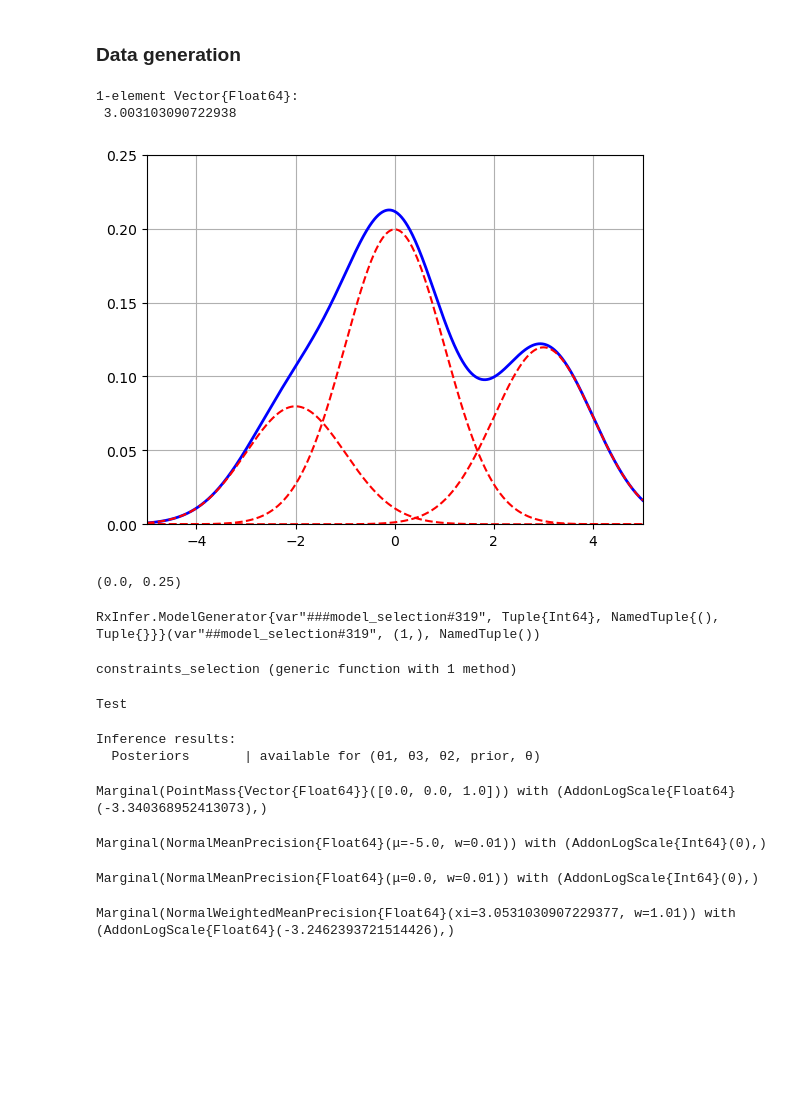
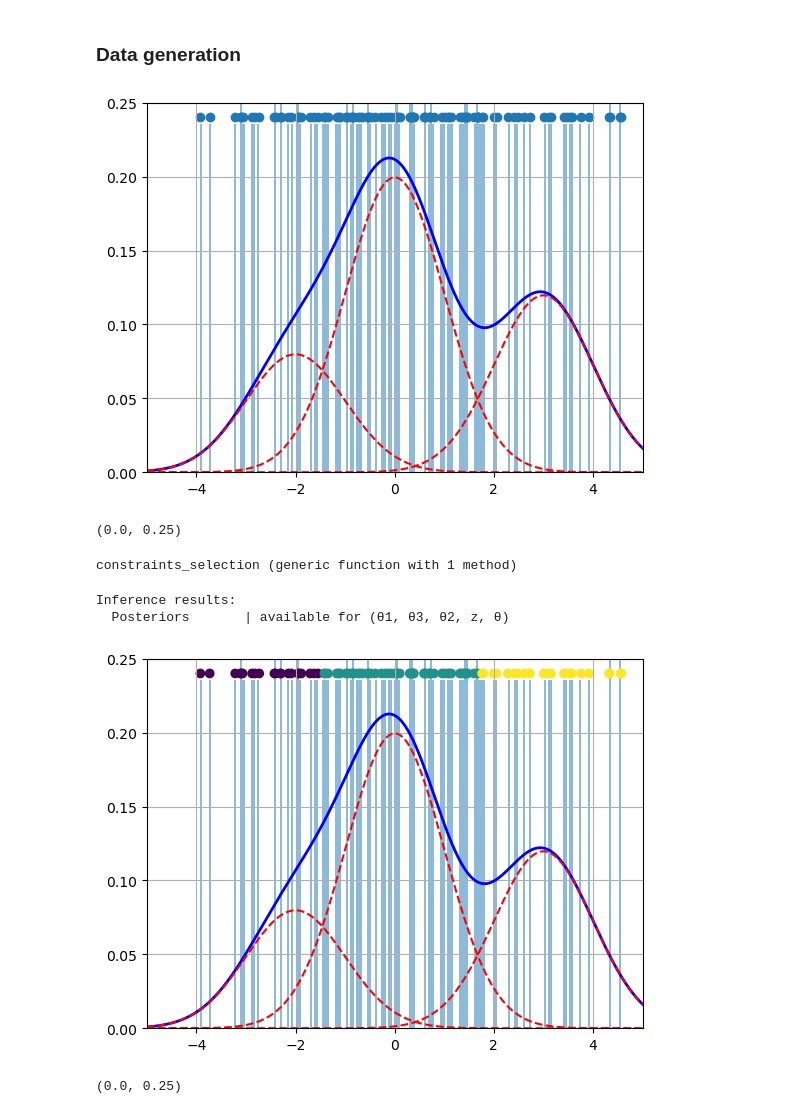
Before and after one commit to biaslab/AutomatingModelComparison, a Jupyter notebook: experiments/model_selection.ipynb, the cells around one changed output. Saved outputs shown, nothing was run; the diff lists cells and outputs as text; code cells hidden in the pictures; blank space fills up the shorter version.

Commit message:
update selection notebook

```diff
--- a/experiments/model_selection.ipynb
+++ b/experiments/model_selection.ipynb
@@ -23,21 +20,19 @@ function generate_data(dist, nr_samples; rng=MersenneTwister(123))
 
 end;
 # %%
-data = generate_data(dist, 1)
+data = generate_data(dist, 100);
-# %% [output]
-1-element Vector{Float64}:
- 3.003103090722938
 # %%
 plt.plot(-5:0.01:5, map(x -> pdf(dist, x), -5:0.01:5), color="blue", linewidth=2)
 plt.hist(data, density="relative", bins=200, alpha=0.5)
 plt.plot(-5:0.01:5, map(x -> dist.prior.p[1]*pdf(dist.components[1], x), -5:0.01:5), color="red", linestyle="--")
 plt.plot(-5:0.01:5, map(x -> dist.prior.p[2]*pdf(dist.components[2], x), -5:0.01:5), color="red", linestyle="--")
 plt.plot(-5:0.01:5, map(x -> dist.prior.p[3]*pdf(dist.components[3], x), -5:0.01:5), color="red", linestyle="--")
+plt.scatter(data, 0.24*ones(length(data)))
 plt.grid()
 plt.xlim(-5, 5)
 plt.ylim(0, 0.25)
 # %% [output]
-[figure, old version]
+[figure, new version]
 (0.0, 0.25)
 # %%
 @model function model_selection(nr_samples)
@@ -65,8 +70,4 @@ plt.ylim(0, 0.25)
 
 end
-# %%
-model = model_selection(1)
-# %% [output]
-RxInfer.ModelGenerator{var"###model_selection#319", Tuple{Int64}, NamedTuple{(), Tuple{}}}(var"##model_selection#319", (1,), NamedTuple())
 # %%
 @constraints function constraints_selection()
@@ -76,29 +77,25 @@ end
 constraints_selection (generic function with 1 method)
 # %%
 results_selection = inference(
-    model = model_selection(1),
+    model = model_selection(100),
     constraints = constraints_selection(),
     data  = (y = data, ),
-    returnvars = (θ = KeepLast(), θ1 = KeepLast(), θ2 = KeepLast(), θ3 = KeepLast(), prior=KeepLast()),
+    returnvars = (θ = KeepLast(), θ1 = KeepLast(), θ2 = KeepLast(), θ3 = KeepLast(), z=KeepLast()),
     options = ( addons = (AddonLogScale(),), )
 )
 # %% [output]
-Test
+Inference results:
+  Posteriors       | available for (θ1, θ3, θ2, z, θ)
-Inference results:
-  Posteriors       | available for (θ1, θ3, θ2, prior, θ)
-# %%
-results_selection.posteriors[:prior]
-# %% [output]
-Marginal(PointMass{Vector{Float64}}([0.0, 0.0, 1.0])) with (AddonLogScale{Float64}(-3.340368952413073),)
-# %%
-results_selection.posteriors[:θ1]
-# %% [output]
-Marginal(NormalMeanPrecision{Float64}(μ=-5.0, w=0.01)) with (AddonLogScale{Int64}(0),)
-# %%
-results_selection.posteriors[:θ2]
-# %% [output]
-Marginal(NormalMeanPrecision{Float64}(μ=0.0, w=0.01)) with (AddonLogScale{Int64}(0),)
-# %%
-results_selection.posteriors[:θ3]
-# %% [output]
-Marginal(NormalWeightedMeanPrecision{Float64}(xi=3.0531030907229377, w=1.01)) with (AddonLogScale{Float64}(-3.2462393721514426),)
+# %%
+plt.plot(-5:0.01:5, map(x -> pdf(dist, x), -5:0.01:5), color="blue", linewidth=2)
+plt.hist(data, density="relative", bins=200, alpha=0.5)
+plt.plot(-5:0.01:5, map(x -> dist.prior.p[1]*pdf(dist.components[1], x), -5:0.01:5), color="red", linestyle="--")
+plt.plot(-5:0.01:5, map(x -> dist.prior.p[2]*pdf(dist.components[2], x), -5:0.01:5), color="red", linestyle="--")
+plt.plot(-5:0.01:5, map(x -> dist.prior.p[3]*pdf(dist.components[3], x), -5:0.01:5), color="red", linestyle="--")
+plt.scatter(data, 0.24*ones(length(data)), c=argmax.(mean.(results_selection.posteriors[:z])))
+plt.grid()
+plt.xlim(-5, 5)
+plt.ylim(0, 0.25)
+# %% [output]
+[figure, added]
+(0.0, 0.25)
```
Also changed, not shown: parts of 3 cells of this notebook.
